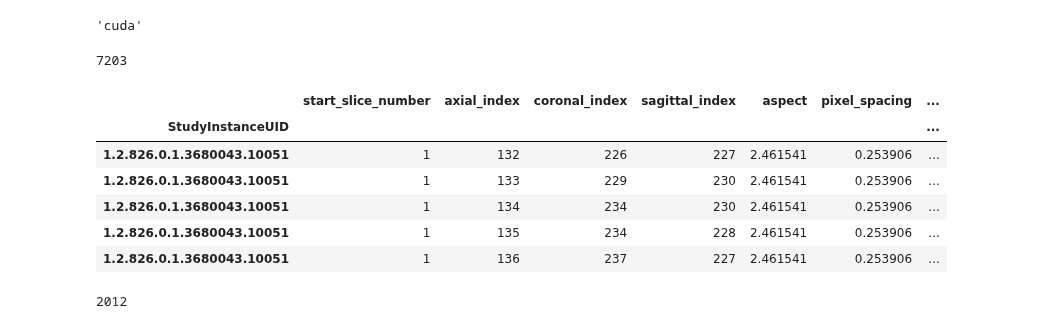
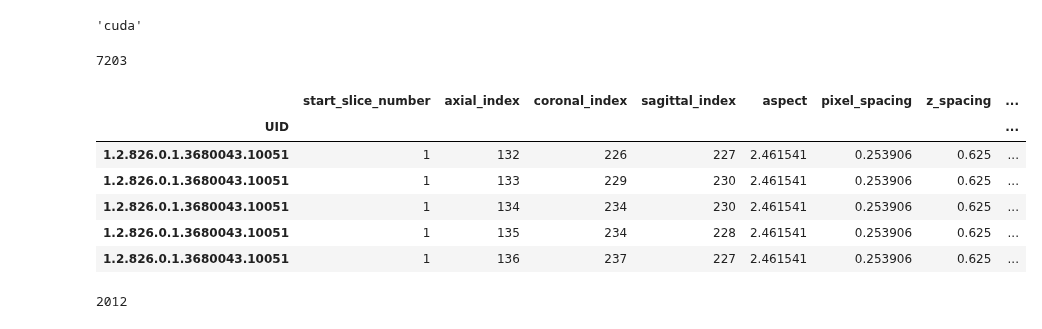
Before and after one commit to ghty011/cervical_spine, a Jupyter notebook: final/train_axial_detection.ipynb, the cells around one changed output. Saved outputs shown, nothing was run; the diff lists cells and outputs as text; code cells hidden in the pictures.

```diff
--- a/final/train_axial_detection.ipynb
+++ b/final/train_axial_detection.ipynb
@@ -93,18 +93,18 @@ device
 DATA_DIR = "/root/autodl-tmp/cervical_spine/"
 IMAGES_DIR = os.path.join(DATA_DIR, 'train_axial_images_jpeg95')
 # %%
-bbox_df = pd.read_csv(os.path.join(DATA_DIR, 'bbox_clean.csv')).set_index('StudyInstanceUID')
+bbox_df = pd.read_csv(os.path.join(DATA_DIR, 'bbox_clean.csv')).set_index('UID')
 print(len(bbox_df))
 bbox_df.head()
 # %% [output]
 7203
-|  | start_slice_number | axial_index | coronal_index | sagittal_index | aspect | pixel_spacing | ... |
-| StudyInstanceUID |  |  |  |  |  |  | ... |
-| 1.2.826.0.1.3680043.10051 | 1 | 132 | 226 | 227 | 2.461541 | 0.253906 | ... |
-| 1.2.826.0.1.3680043.10051 | 1 | 133 | 229 | 230 | 2.461541 | 0.253906 | ... |
-| 1.2.826.0.1.3680043.10051 | 1 | 134 | 234 | 230 | 2.461541 | 0.253906 | ... |
-| 1.2.826.0.1.3680043.10051 | 1 | 135 | 234 | 228 | 2.461541 | 0.253906 | ... |
-| 1.2.826.0.1.3680043.10051 | 1 | 136 | 237 | 227 | 2.461541 | 0.253906 | ... |
+|  | start_slice_number | axial_index | coronal_index | sagittal_index | aspect | pixel_spacing | z_spacing | ... |
+| UID |  |  |  |  |  |  |  | ... |
+| 1.2.826.0.1.3680043.10051 | 1 | 132 | 226 | 227 | 2.461541 | 0.253906 | 0.625 | ... |
+| 1.2.826.0.1.3680043.10051 | 1 | 133 | 229 | 230 | 2.461541 | 0.253906 | 0.625 | ... |
+| 1.2.826.0.1.3680043.10051 | 1 | 134 | 234 | 230 | 2.461541 | 0.253906 | 0.625 | ... |
+| 1.2.826.0.1.3680043.10051 | 1 | 135 | 234 | 228 | 2.461541 | 0.253906 | 0.625 | ... |
+| 1.2.826.0.1.3680043.10051 | 1 | 136 | 237 | 227 | 2.461541 | 0.253906 | 0.625 | ... |
 # %%
 boundary_df = pd.read_csv(os.path.join(DATA_DIR, 'train_axial_boundary.csv')).set_index('UID')
 print(len(boundary_df))
```
Also changed, not shown: parts of 20 cells of this notebook, 7 other files.
